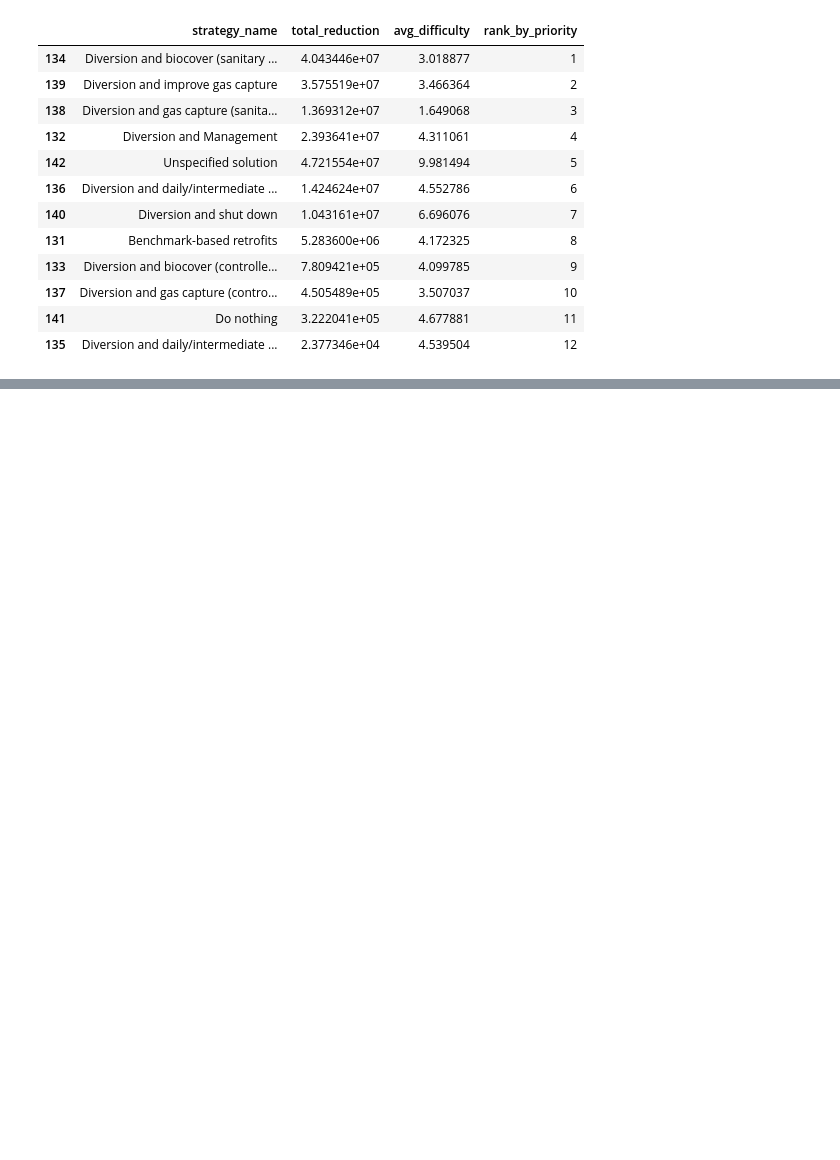
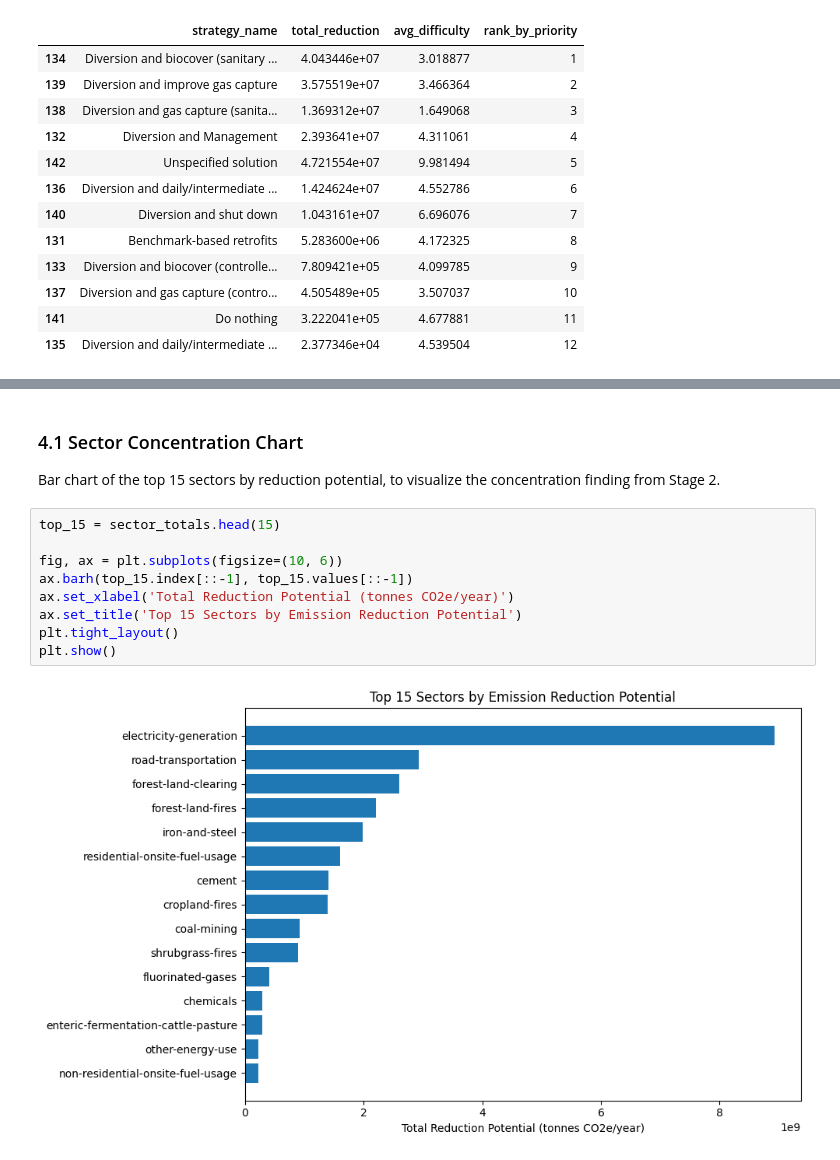
Before and after one commit to EseoheB/climate-emission-strategy-analysis, a Jupyter notebook: notebooks/climate_trace_analysis.ipynb, the cells around one changed output, grey strips where cells are left out. Cells and saved outputs as stored; diff of their text form; blank space fills up the shorter version.

```diff
--- a/notebooks/climate_trace_analysis.ipynb
+++ b/notebooks/climate_trace_analysis.ipynb
@@ -267,0 +290,16 @@ Ranked by priority score:
+# %% [markdown]
+### 4.1 Sector Concentration Chart
+
+Bar chart of the top 15 sectors by reduction potential, to visualize the
+concentration finding from Stage 2.
+# %%
+top_15 = sector_totals.head(15)
+
+fig, ax = plt.subplots(figsize=(10, 6))
+ax.barh(top_15.index[::-1], top_15.values[::-1])
+ax.set_xlabel('Total Reduction Potential (tonnes CO2e/year)')
+ax.set_title('Top 15 Sectors by Emission Reduction Potential')
+plt.tight_layout()
+plt.show()
+# %% [output]
+[figure, added]
```
Also changed, not shown: parts of 2 cells of this notebook.
